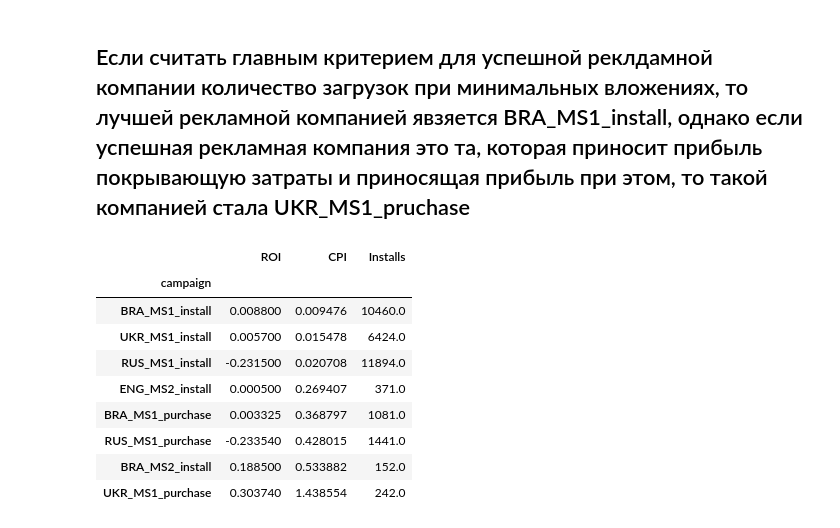
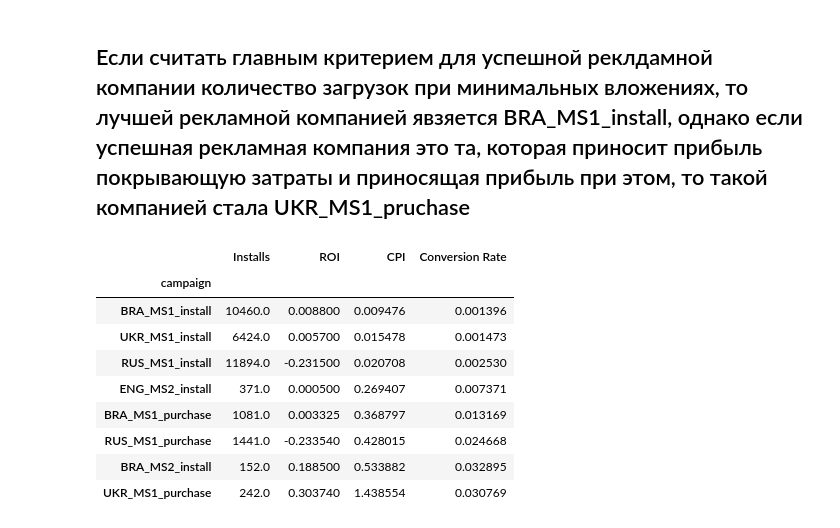
Before and after one commit to MonoShiki/Test1, a Jupyter notebook: notebooks/test.ipynb, the cells around one changed output. Cells and saved outputs as stored; diff of their text form; code cells hidden in the pictures.

```diff
--- a/notebooks/test.ipynb
+++ b/notebooks/test.ipynb
@@ -208,0 +223,8 @@ pp_df['users'] = 1
+# %%
+conv_df = var.groupby(by=['account_id','campaign'])['profit'].sum().reset_index()
+conv_df['donater'] = conv_df['profit'].apply(lambda x: x != 0)
+conv_df = conv_df.drop(columns =['profit','account_id'])
+conv_df = company_distribution_val.reset_index().merge(conv_df.groupby('campaign').sum().reset_index(),on='campaign',how='inner')
+conv_df['Conversion Rate'] = conv_df['donater'] / conv_df['count']
+conv_df.drop(columns=['count','donater'],inplace=True)
+conv_df
@@ -251,6 +303,7 @@ plt.show()
 [figure]
 # %%
 xls_df['ROI'] = xls_df['Deviation, USD'] / xls_df['Plan, USD']
+xls_df = xls_df.merge(conv_df,how='inner',on='campaign')
 xls_df
 # %% [output]
 |  | media_source | Campaign_type | Target | Plan, USD | Installs | Spend, USD | Deviation, USD | campaign | ... |
@@ -283,17 +336,17 @@ xls_df.groupby(by=['media_source'])[['ROI','CPI']].mean()
 # %% [markdown]
 ## Если считать главным критерием для успешной реклдамной компании количество загрузок при минимальных вложениях, то лучшей рекламной компанией явзяется BRA_MS1_install, однако если успешная рекламная компания это та, которая приносит прибыль покрывающую затраты и приносящая прибыль при этом, то такой компанией стала UKR_MS1_pruchase
 # %%
-means_campaign = xls_df.groupby(by=['campaign'])[['ROI','CPI','Installs']].mean()
-means_campaign.sort_values(by=['CPI','ROI'],ascending=[True,False],inplace=True)
+means_campaign = xls_df.groupby(by=['campaign'])[['Installs','ROI','CPI','Conversion Rate']].mean()
+means_campaign.sort_values(by=['CPI','ROI','Conversion Rate'],ascending=[True,False,False],inplace=True)
 means_campaign
 # %% [output]
-|  | ROI | CPI | Installs |
-| campaign |  |  |  |
-| BRA_MS1_install | 0.008800 | 0.009476 | 10460.0 |
-| UKR_MS1_install | 0.005700 | 0.015478 | 6424.0 |
-| RUS_MS1_install | -0.231500 | 0.020708 | 11894.0 |
-| ENG_MS2_install | 0.000500 | 0.269407 | 371.0 |
-| BRA_MS1_purchase | 0.003325 | 0.368797 | 1081.0 |
-| RUS_MS1_purchase | -0.233540 | 0.428015 | 1441.0 |
-| BRA_MS2_install | 0.188500 | 0.533882 | 152.0 |
-| UKR_MS1_purchase | 0.303740 | 1.438554 | 242.0 |
+|  | Installs | ROI | CPI | Conversion Rate |
+| campaign |  |  |  |  |
+| BRA_MS1_install | 10460.0 | 0.008800 | 0.009476 | 0.001396 |
+| UKR_MS1_install | 6424.0 | 0.005700 | 0.015478 | 0.001473 |
+| RUS_MS1_install | 11894.0 | -0.231500 | 0.020708 | 0.002530 |
+| ENG_MS2_install | 371.0 | 0.000500 | 0.269407 | 0.007371 |
+| BRA_MS1_purchase | 1081.0 | 0.003325 | 0.368797 | 0.013169 |
+| RUS_MS1_purchase | 1441.0 | -0.233540 | 0.428015 | 0.024668 |
+| BRA_MS2_install | 152.0 | 0.188500 | 0.533882 | 0.032895 |
+| UKR_MS1_purchase | 242.0 | 0.303740 | 1.438554 | 0.030769 |
```
Also changed, not shown: parts of 8 cells of this notebook.
